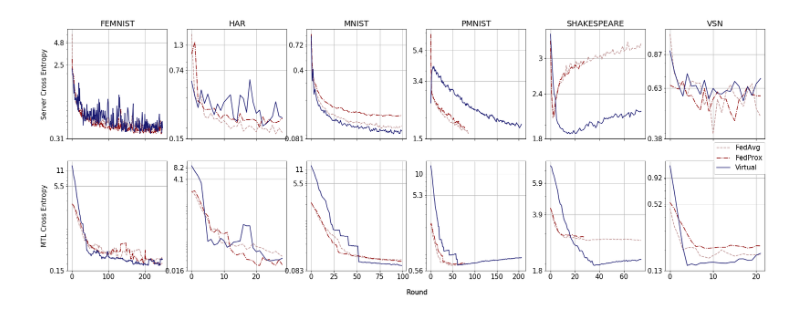
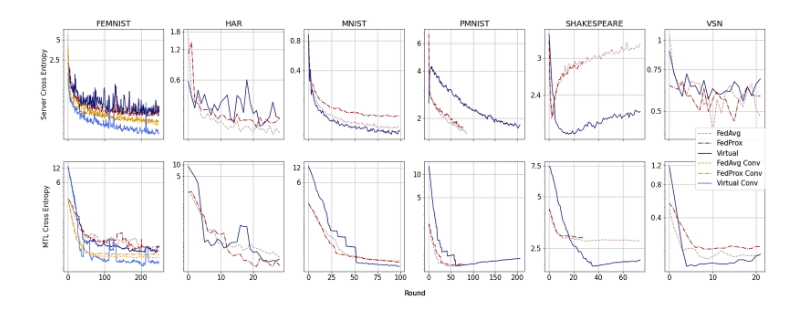
Before and after one commit to lucori/virtual, a Jupyter notebook: tff_plots.ipynb, the cells around one changed output. Cells and saved outputs as stored; diff of their text form; code cells hidden in the pictures.

Commit message:
add convs to the plot. round yaxis and change colors

```diff
--- a/tff_plots.ipynb
+++ b/tff_plots.ipynb
@@ -50,6 +50,9 @@ dataset_names = ["FEMNIST", "HAR", "MNIST", "PMNIST", "SHAKESPEARE", "VSN"]
 folders = {"femnist_K100_C10_E20": ["femnist_fedprox_K100_C10_E20_g20201013-184928_4_0_e20201013-184953",
                                      "femnist_fedprox_K100_C10_E20_g20201013-184928_6_0_e20201013-185124",
                                      "femnist_virtual_natural_K100_C10_E20_g20201010-194222_5_0_e20201010-194302",
+                                    "femnist_conv_g20201014-150257_1_0_e20201014-221548", # Conv fedavg
+                                    "femnist_conv_g20201014-150257_0_0_e20201014-221444", # Conv fedprox
+                                    "femnist_conv_virtual_natural_g20201014-150229_2_0_e20201014-221524", # virtual kl optimised
                                      #"femnist_fedprox_K100_C10_E100_g20201011-175913_21_0_e20201011-180339",
                                      #"femnist_fedprox_K100_C10_E100_g20201011-175913_29_0_e20201011-180548",
                                      #"femnist_virtual_natural_K100_C10_E100_g20201011-174008_0_0_e20201011-174036"
@@ -71,9 +74,9 @@ folders = {"femnist_K100_C10_E20": ["femnist_fedprox_K100_C10_E20_g20201013-1849
                                "vsn_virtual_natural_K23_C10_E20_g20201014-020419_4_0_e20201014-020455"]
           }
 pretty_names = ["FedAvg", "FedProx", "Virtual",
-                "FedAvg 100", "FedProx 100", "Virtual 100"]  # This line happens only for femnist with 100 epochs per round
-colors = ['rosybrown', 'darkred', 'midnightblue']
-lines = ['dashed', 'dashdot', 'solid']
+                "FedAvg Conv", "FedProx Conv", "Virtual Conv"]  # This line happens only for femnist with 100 epochs per round
+colors = ['rosybrown', 'darkred', 'midnightblue', 'orange', 'darkgoldenrod', 'royalblue']
+lines = ['dashed', 'dashdot', 'solid', 'dashed', 'dashdot', 'solid']
 metrics = ["server_losses", "all_client_losses"]
 pretty_name_metrics = {"server_losses": 'Server Cross Entropy', "all_client_losses": "MTL Cross Entropy"}
 assert len(dataset_names) == len(folders.keys())
@@ -91,37 +94,38 @@ for i, metric in enumerate(metrics):
     for j, dataset in enumerate(folders.items()):
         plots = []
         for k, mod in enumerate(dataset[1]):
             curve_file = str((root_folder / dataset[0] / mod) / metric) + ".npy"
             curve = np.load(curve_file)  # Load file
             if i == 0:
                 title = dataset_names[j]
             else:
                 title = None
-            c = plot_curves(axes[i][j], curve,
+            c = plot_curves(axes[i][j], curve[0:250],
                             name=pretty_names[k],
                             title=title,
                             color=colors[k],
                             linestyle=lines[k])
             plots.append(c)
         if j==0:
-            f.legend(plots, labels=pretty_names[0:3], loc="center right")
+            f.legend(plots, labels=pretty_names, loc="center right")
             plt.subplots_adjust(right=1.0, wspace=0.2)
         if i ==0:
             axes[i][j].set_title(title)
 
         axes[i][j].set_yscale('log')
         axes[i][j].grid()
         start, end = axes[i][j].get_ylim()
-        axes[i][j].yaxis.set_ticks(np.arange(start, end, (end - start) / 3.0))
+#         axes[i][j].yaxis.set_ticks(np.arange(start, end, (end - start) / 3.0))
         axes[i][j].yaxis.set_minor_formatter(NullFormatter())
         axes[i][j].yaxis.set_major_formatter(matplotlib.ticker.FuncFormatter(lambda y, _: '{:.2g}'.format(y)))
+        axes[i][j].yaxis.set_major_locator(plt.MaxNLocator(3))
 
     axes[i][0].set_ylabel(pretty_name_metrics[metric])
     f.text(0.55, +0.05,'Round', size=15)
 
 plt.savefig("losses.pdf", bbox_inches='tight', format='pdf')
 # %% [output]
-[figure, old version]
+[figure, new version]
 # %%
 metrics = ["server_accs", "all_client_accs"]
 pretty_name_metrics = {"server_accs": 'Server Accuracy', "all_client_accs": "MTL Accuracy"}
```
Also changed, not shown: 36 other files.
